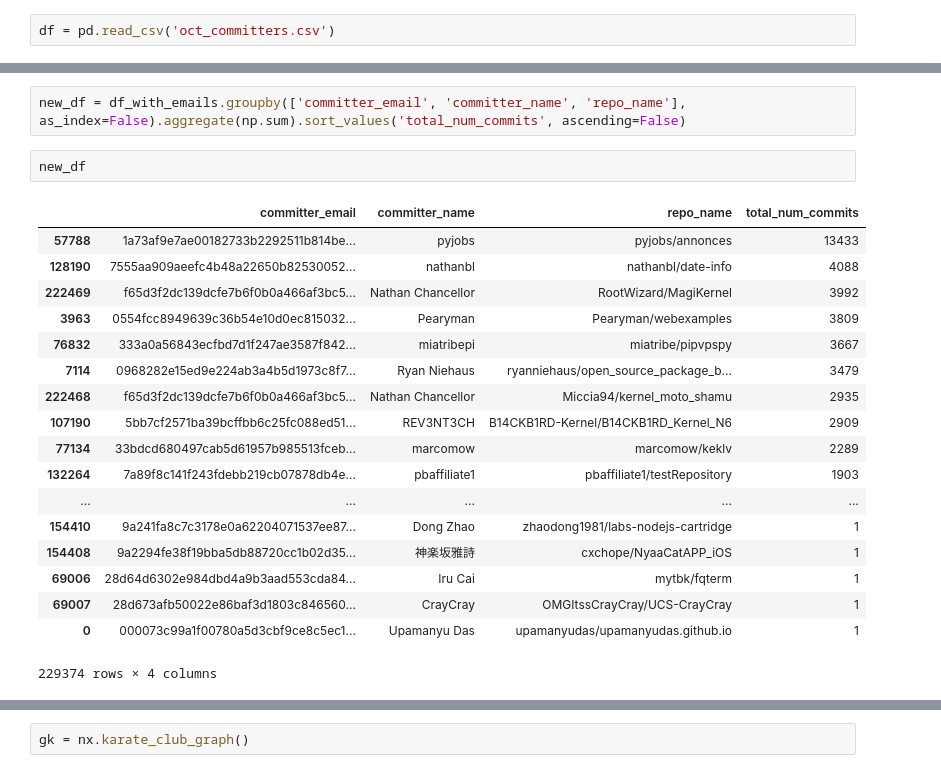
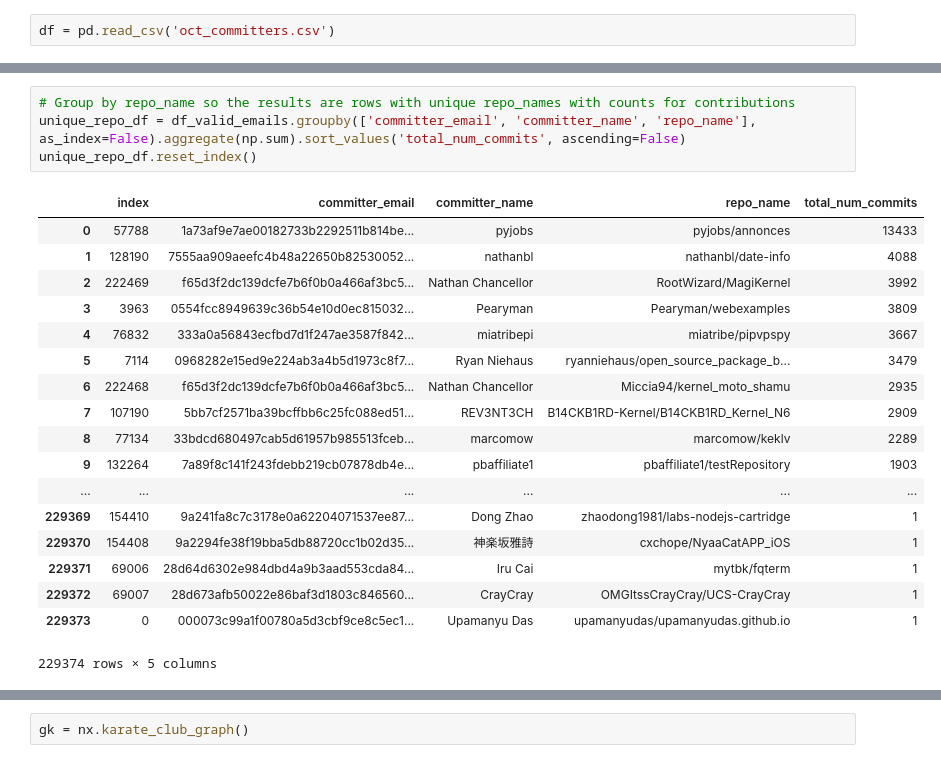
Before and after one commit to bsiaotickchong/CS505-Github_Community_Analysis, a Jupyter notebook: github-analysis.ipynb, the cells around one changed output, grey strips where cells are left out. Saved outputs shown, nothing was run; the diff lists cells and outputs as text.

```diff
--- a/github-analysis.ipynb
+++ b/github-analysis.ipynb
@@ -61,23 +61,23 @@ df_with_emails
 # %%
-new_df = df_with_emails.groupby(['committer_email', 'committer_name', 'repo_name'], as_index=False).aggregate(np.sum).sort_values('total_num_commits', ascending=False)
+# Group by repo_name so the results are rows with unique repo_names with counts for contributions
+unique_repo_df = df_valid_emails.groupby(['committer_email', 'committer_name', 'repo_name'], as_index=False).aggregate(np.sum).sort_values('total_num_commits', ascending=False)
+unique_repo_df.reset_index()
+# %% [output]
+|  | index | committer_email | committer_name | repo_name | total_num_commits |
+| 0 | 57788 | 1a73af9e7ae00182733b2292511b814be... | pyjobs | pyjobs/annonces | 13433 |
+| 1 | 128190 | 7555aa909aeefc4b48a22650b82530052... | nathanbl | nathanbl/date-info | 4088 |
+| 2 | 222469 | f65d3f2dc139dcfe7b6f0b0a466af3bc5... | Nathan Chancellor | RootWizard/MagiKernel | 3992 |
+| 3 | 3963 | 0554fcc8949639c36b54e10d0ec815032... | Pearyman | Pearyman/webexamples | 3809 |
+| 4 | 76832 | 333a0a56843ecfbd7d1f247ae3587f842... | miatribepi | miatribe/pipvpspy | 3667 |
+| 5 | 7114 | 0968282e15ed9e224ab3a4b5d1973c8f7... | Ryan Niehaus | ryanniehaus/open_source_package_b... | 3479 |
+| 6 | 222468 | f65d3f2dc139dcfe7b6f0b0a466af3bc5... | Nathan Chancellor | Miccia94/kernel_moto_shamu | 2935 |
+| 7 | 107190 | 5bb7cf2571ba39bcffbb6c25fc088ed51... | REV3NT3CH | B14CKB1RD-Kernel/B14CKB1RD_Kernel_N6 | 2909 |
+| 8 | 77134 | 33bdcd680497cab5d61957b985513fceb... | marcomow | marcomow/keklv | 2289 |
+| 9 | 132264 | 7a89f8c141f243fdebb219cb07878db4e... | pbaffiliate1 | pbaffiliate1/testRepository | 1903 |
+| ... | ... | ... | ... | ... | ... |
+| 229369 | 154410 | 9a241fa8c7c3178e0a62204071537ee87... | Dong Zhao | zhaodong1981/labs-nodejs-cartridge | 1 |
+| 229370 | 154408 | 9a2294fe38f19bba5db88720cc1b02d35... | 神楽坂雅詩 | cxchope/NyaaCatAPP_iOS | 1 |
+| 229371 | 69006 | 28d64d6302e984dbd4a9b3aad553cda84... | Iru Cai | mytbk/fqterm | 1 |
+| 229372 | 69007 | 28d673afb50022e86baf3d1803c846560... | CrayCray | OMGItssCrayCray/UCS-CrayCray | 1 |
+| 229373 | 0 | 000073c99a1f00780a5d3cbf9ce8c5ec1... | Upamanyu Das | upamanyudas/upamanyudas.github.io | 1 |
+229374 rows × 5 columns
-# %%
-new_df
-# %% [output]
-|  | committer_email | committer_name | repo_name | total_num_commits |
-| 57788 | 1a73af9e7ae00182733b2292511b814be... | pyjobs | pyjobs/annonces | 13433 |
-| 128190 | 7555aa909aeefc4b48a22650b82530052... | nathanbl | nathanbl/date-info | 4088 |
-| 222469 | f65d3f2dc139dcfe7b6f0b0a466af3bc5... | Nathan Chancellor | RootWizard/MagiKernel | 3992 |
-| 3963 | 0554fcc8949639c36b54e10d0ec815032... | Pearyman | Pearyman/webexamples | 3809 |
-| 76832 | 333a0a56843ecfbd7d1f247ae3587f842... | miatribepi | miatribe/pipvpspy | 3667 |
-| 7114 | 0968282e15ed9e224ab3a4b5d1973c8f7... | Ryan Niehaus | ryanniehaus/open_source_package_b... | 3479 |
-| 222468 | f65d3f2dc139dcfe7b6f0b0a466af3bc5... | Nathan Chancellor | Miccia94/kernel_moto_shamu | 2935 |
-| 107190 | 5bb7cf2571ba39bcffbb6c25fc088ed51... | REV3NT3CH | B14CKB1RD-Kernel/B14CKB1RD_Kernel_N6 | 2909 |
-| 77134 | 33bdcd680497cab5d61957b985513fceb... | marcomow | marcomow/keklv | 2289 |
-| 132264 | 7a89f8c141f243fdebb219cb07878db4e... | pbaffiliate1 | pbaffiliate1/testRepository | 1903 |
-| ... | ... | ... | ... | ... |
-| 154410 | 9a241fa8c7c3178e0a62204071537ee87... | Dong Zhao | zhaodong1981/labs-nodejs-cartridge | 1 |
-| 154408 | 9a2294fe38f19bba5db88720cc1b02d35... | 神楽坂雅詩 | cxchope/NyaaCatAPP_iOS | 1 |
-| 69006 | 28d64d6302e984dbd4a9b3aad553cda84... | Iru Cai | mytbk/fqterm | 1 |
-| 69007 | 28d673afb50022e86baf3d1803c846560... | CrayCray | OMGItssCrayCray/UCS-CrayCray | 1 |
-| 0 | 000073c99a1f00780a5d3cbf9ce8c5ec1... | Upamanyu Das | upamanyudas/upamanyudas.github.io | 1 |
-229374 rows × 4 columns
```
Also changed, not shown: parts of 3 cells of this notebook.
